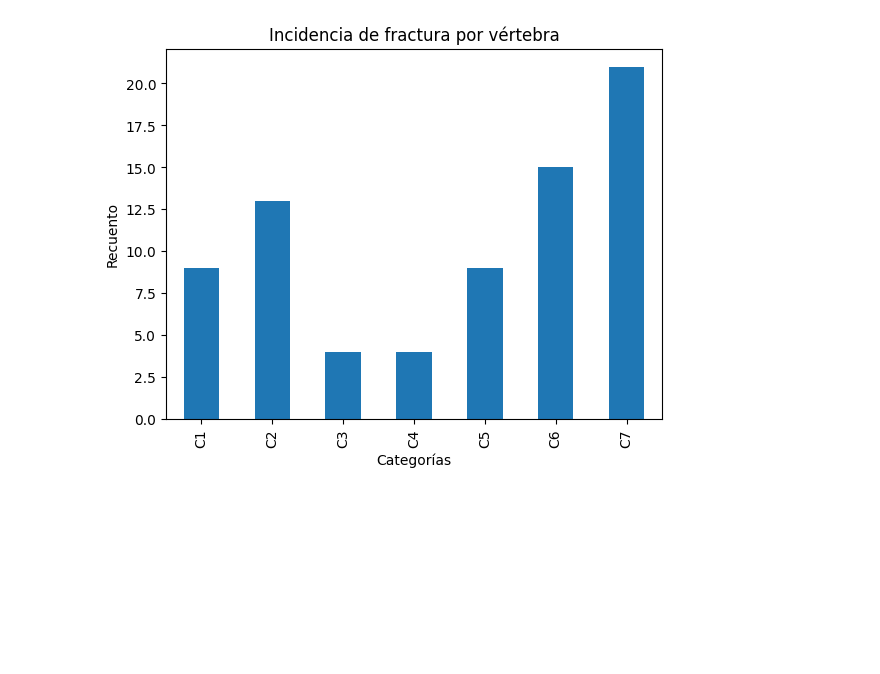
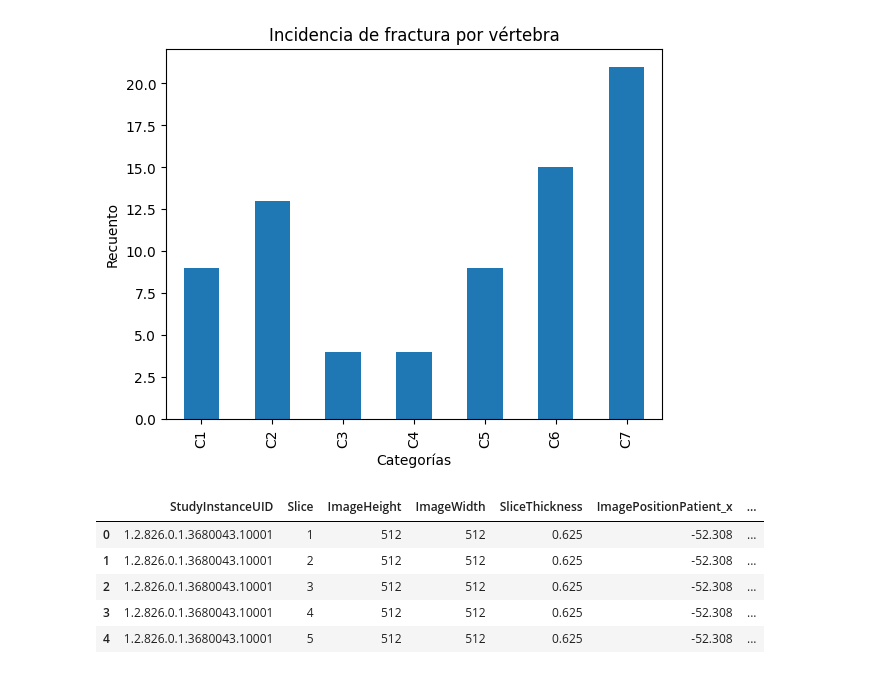
Before and after one commit to Daniel14gonc/Proyecto2_DS, a Jupyter notebook: Proyecto2_EDA.ipynb, the cells around one changed output. Cells and saved outputs as stored; diff of their text form; code cells hidden in the pictures; blank space fills up the shorter version.

```diff
--- a/Proyecto2_EDA.ipynb
+++ b/Proyecto2_EDA.ipynb
@@ -174,3 +174,14 @@ C6    15
 C7    21
 dtype: int64
 [figure]
+# %%
+data_meta = pd.read_csv('meta_train_with_vertebrae.csv')
+# %%
+data_meta.head()
+# %% [output]
+|  | StudyInstanceUID | Slice | ImageHeight | ImageWidth | SliceThickness | ImagePositionPatient_x | ... |
+| 0 | 1.2.826.0.1.3680043.10001 | 1 | 512 | 512 | 0.625 | -52.308 | ... |
+| 1 | 1.2.826.0.1.3680043.10001 | 2 | 512 | 512 | 0.625 | -52.308 | ... |
+| 2 | 1.2.826.0.1.3680043.10001 | 3 | 512 | 512 | 0.625 | -52.308 | ... |
+| 3 | 1.2.826.0.1.3680043.10001 | 4 | 512 | 512 | 0.625 | -52.308 | ... |
+| 4 | 1.2.826.0.1.3680043.10001 | 5 | 512 | 512 | 0.625 | -52.308 | ... |
```
Also changed, not shown: parts of 1 cell of this notebook, 2 other files.
